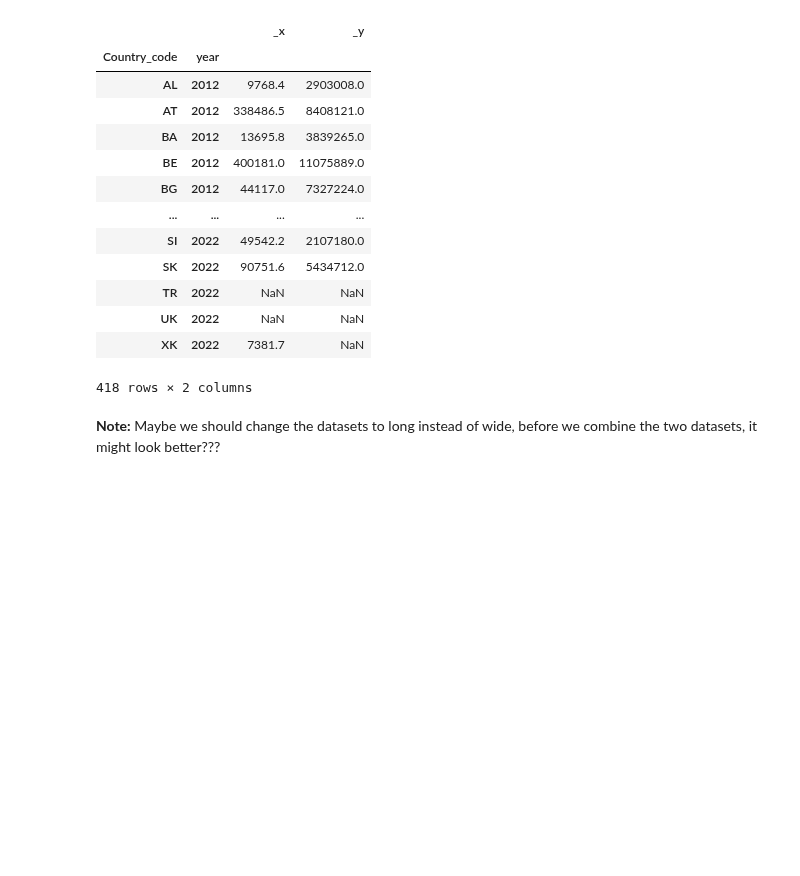
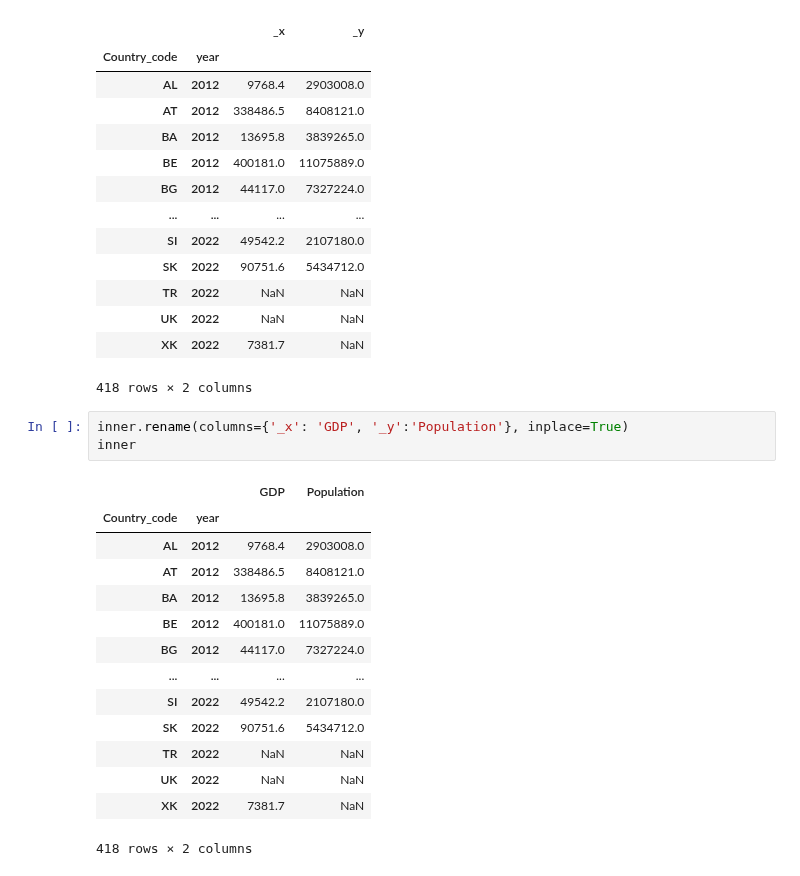
Before and after one commit to NumEconCopenhagen/projects-2023-jt, a Jupyter notebook: dataproject/DP.ipynb, the cells around one changed output. Cells and saved outputs as stored; diff of their text form; blank space fills up the shorter version.

```diff
--- a/dataproject/DP.ipynb
+++ b/dataproject/DP.ipynb
@@ -235,7 +235,21 @@ inner
 | UK | 2022 | NaN | NaN |
 | XK | 2022 | 7381.7 | NaN |
 418 rows × 2 columns
-# %% [markdown]
-**Note:**
-Maybe we should change the datasets to long instead of wide, before we combine the two datasets,
- it might look better???
+# %%
+inner.rename(columns={'_x': 'GDP', '_y':'Population'}, inplace=True)
+inner
+# %% [output]
+|  |  | GDP | Population |
+| Country_code | year |  |  |
+| AL | 2012 | 9768.4 | 2903008.0 |
+| AT | 2012 | 338486.5 | 8408121.0 |
+| BA | 2012 | 13695.8 | 3839265.0 |
+| BE | 2012 | 400181.0 | 11075889.0 |
+| BG | 2012 | 44117.0 | 7327224.0 |
+| ... | ... | ... | ... |
+| SI | 2022 | 49542.2 | 2107180.0 |
+| SK | 2022 | 90751.6 | 5434712.0 |
+| TR | 2022 | NaN | NaN |
+| UK | 2022 | NaN | NaN |
+| XK | 2022 | 7381.7 | NaN |
+418 rows × 2 columns
```
